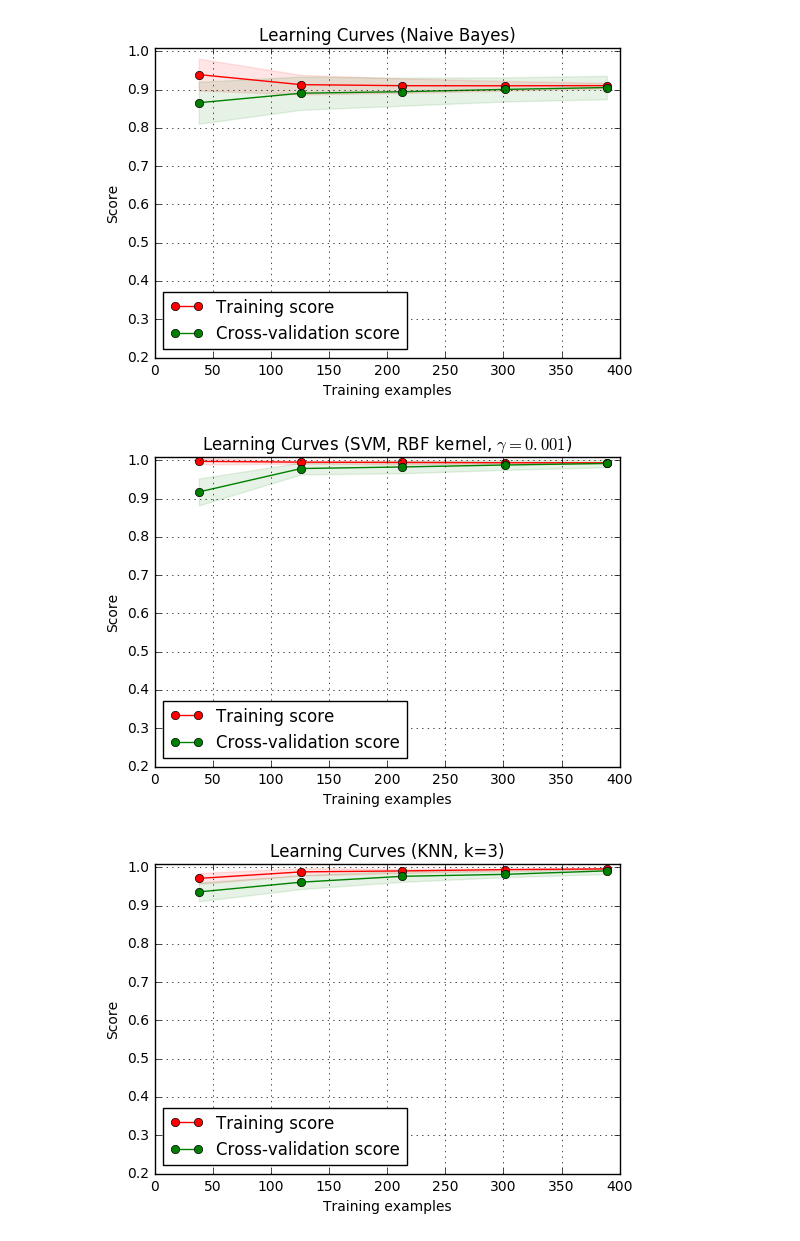
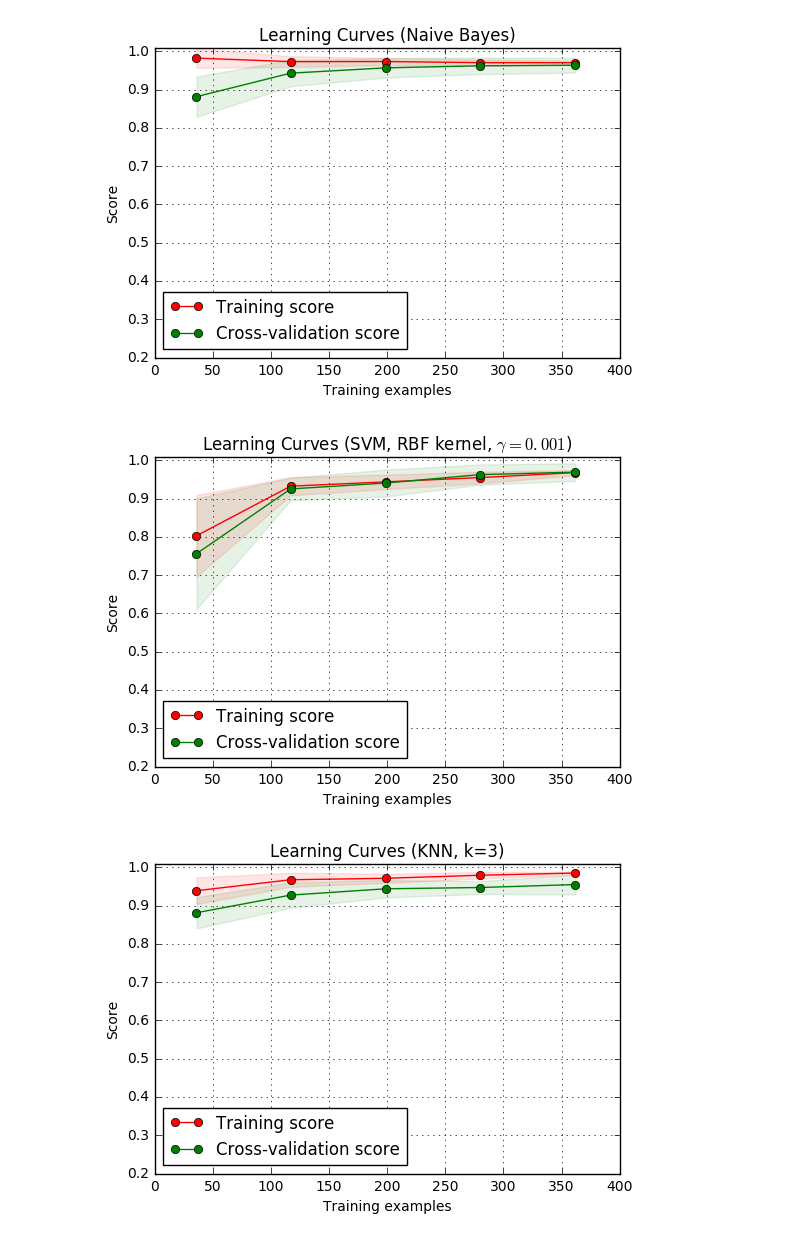
Before and after one commit to Tsiems/mobile-sensing-apps, a Jupyter notebook: tornado_bare/PredictionTest.ipynb, the cells around one changed output. Drawn from its saved outputs; the diff is of its cells as text; code cells hidden in the pictures.

```diff
--- a/tornado_bare/PredictionTest.ipynb
+++ b/tornado_bare/PredictionTest.ipynb
@@ -263,6 +263,6 @@ updater = UpdateModelForDatasetId()
 # %%
-updater.update_model({"dsid":20})
+updater.update_model({"dsid":101})
 # %% [output]
-[figure, old version]
+[figure, new version]
-[figure, old version]
+[figure, new version]
-[figure, old version]
+[figure, new version]
```
Also changed, not shown: parts of 2 cells of this notebook, 7 other files.
